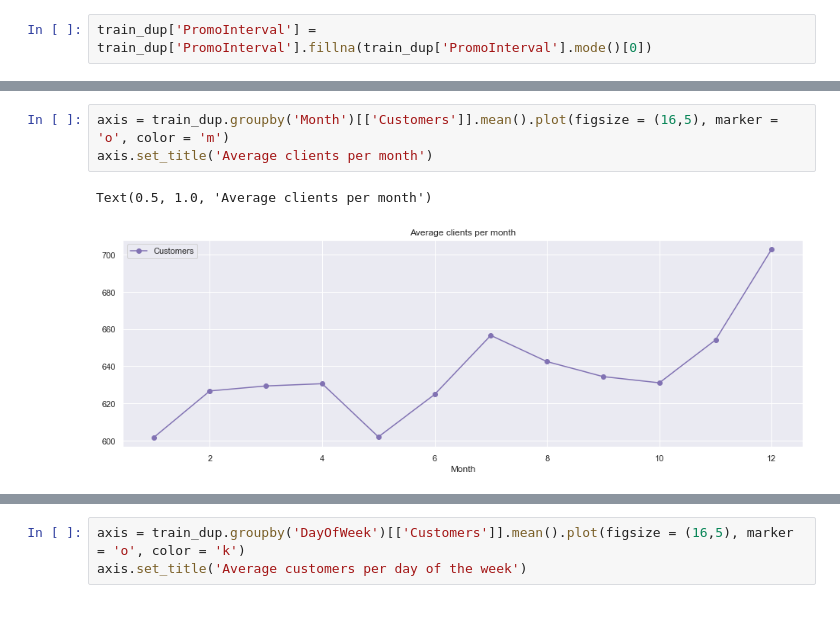
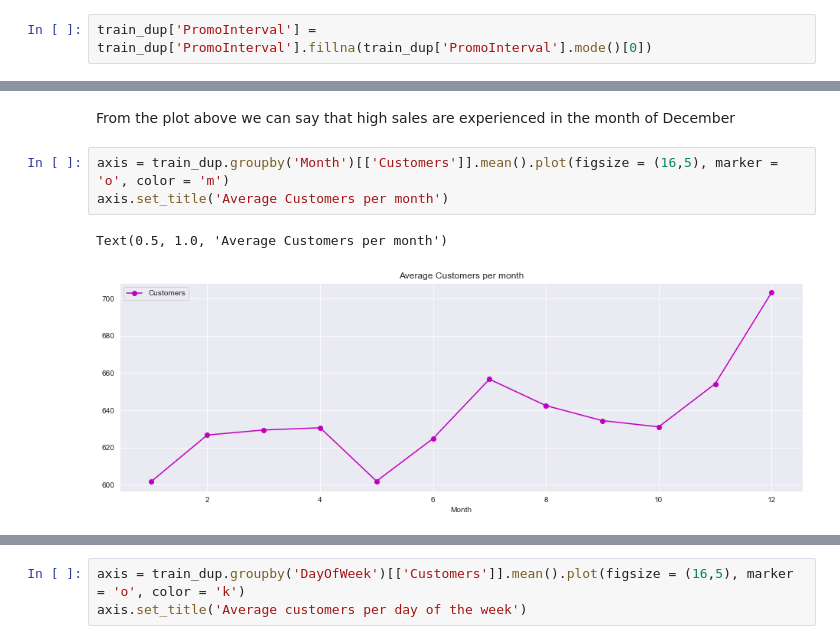
Before and after one commit to joluoch/PharmaceuticalSalesPrediction, a Jupyter notebook: Notebook/EDA.ipynb, the cells around one changed output, grey strips where cells are left out. Drawn from its saved outputs; the diff is of its cells as text; blank space fills up the shorter version.

```diff
--- a/Notebook/EDA.ipynb
+++ b/Notebook/EDA.ipynb
@@ -157,9 +203,11 @@ Text(0.5, 1.0, 'Average sales per month')
+# %% [markdown]
+From the plot above we can say that high sales are experienced in the month of December
 # %%
 axis = train_dup.groupby('Month')[['Customers']].mean().plot(figsize = (16,5), marker = 'o', color = 'm')
-axis.set_title('Average clients per month')
+axis.set_title('Average Customers per month')
 # %% [output]
-Text(0.5, 1.0, 'Average clients per month')
+Text(0.5, 1.0, 'Average Customers per month')
-[figure, old version]
+[figure, new version]
 # %%
 axis = train_dup.groupby('Day')[['Sales']].mean().plot(figsize = (16,5), marker = 'o', color = 'r')
 axis.set_title('Average Sales per Day')
```
Also changed, not shown: parts of 43 cells of this notebook.
